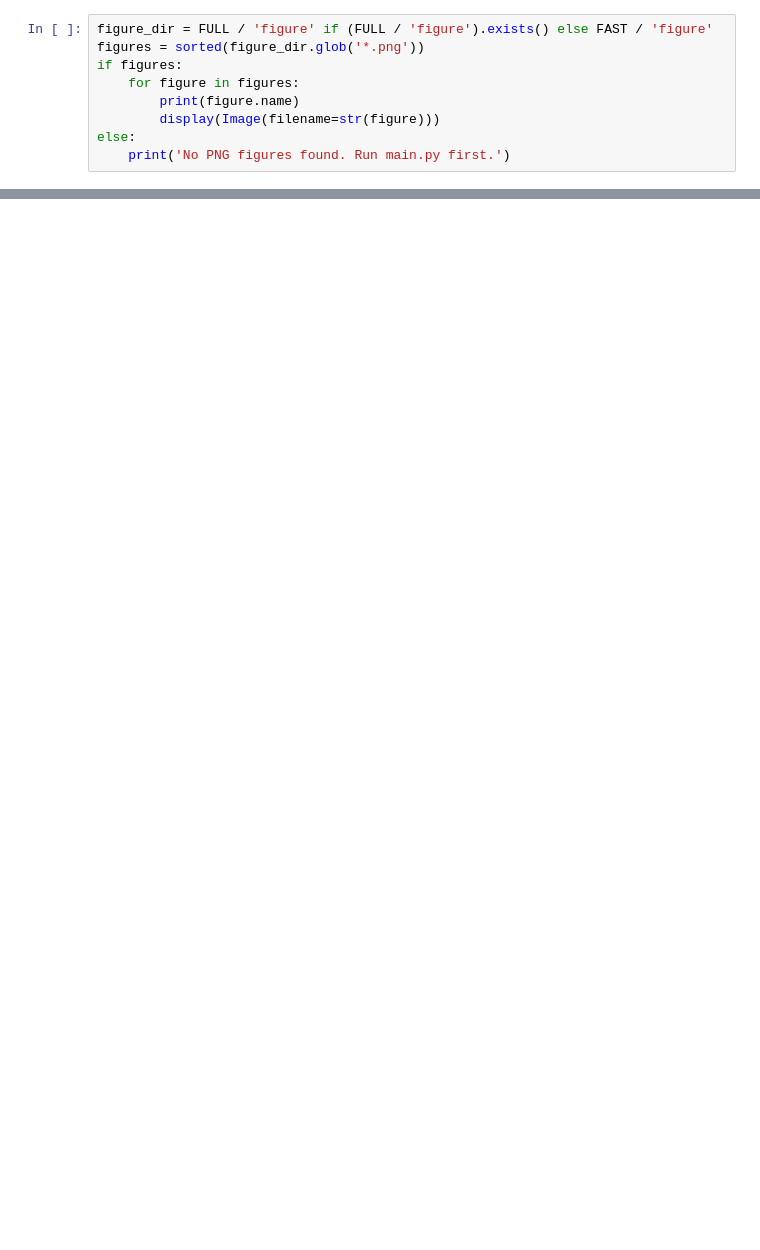
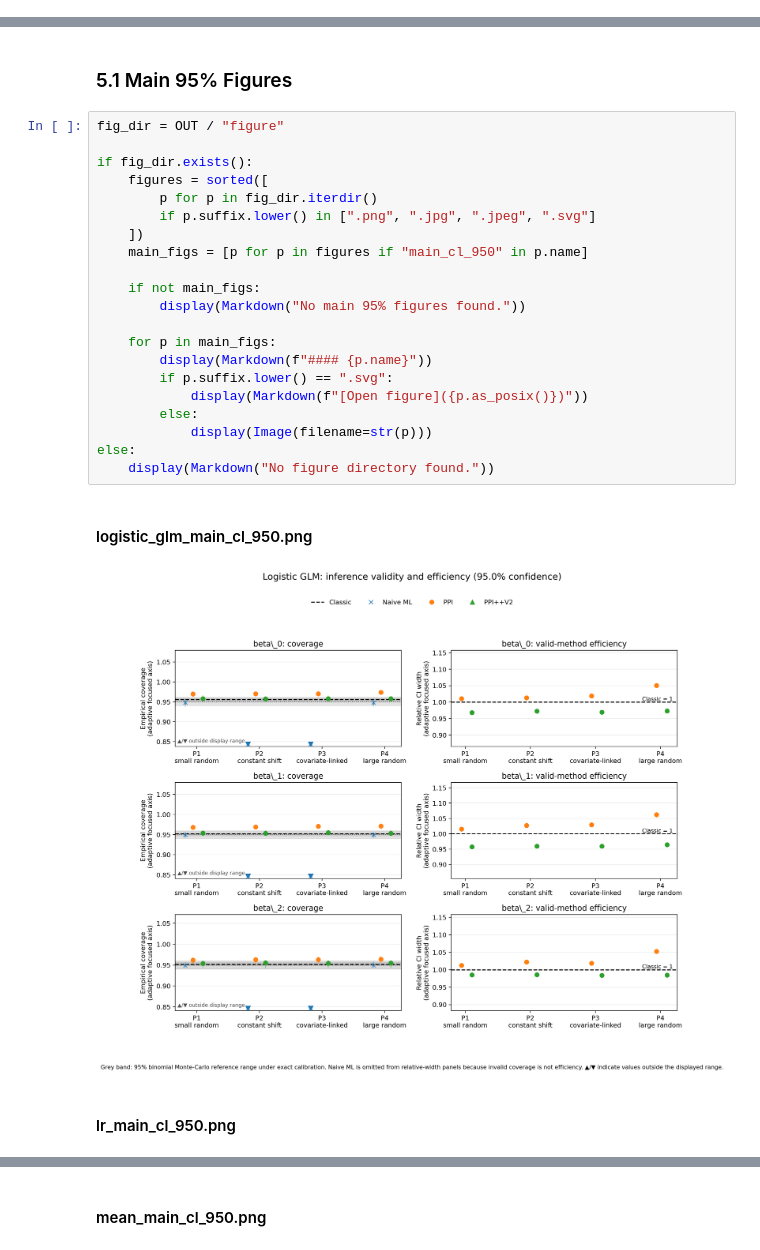
Before and after one commit to MaoNianSan/cityu, a Jupyter notebook: toyv2/ipy/result_audit.ipynb, the cells around one changed output, grey strips where cells are left out. Drawn from its saved outputs; the diff is of its cells as text; blank space fills up the shorter version.

```diff
--- a/toyv2/ipy/result_audit.ipynb
+++ b/toyv2/ipy/result_audit.ipynb
@@ -121,9 +243,0 @@ else:
-# %%
-figure_dir = FULL / 'figure' if (FULL / 'figure').exists() else FAST / 'figure'
-figures = sorted(figure_dir.glob('*.png'))
-if figures:
-    for figure in figures:
-        print(figure.name)
-        display(Image(filename=str(figure)))
-else:
-    print('No PNG figures found. Run main.py first.')
@@ -142,0 +244,27 @@ mean_main_cl_950.png
+# %% [markdown]
+### 5.1 Main 95% Figures
+# %%
+fig_dir = OUT / "figure"
+
+if fig_dir.exists():
+    figures = sorted([
+        p for p in fig_dir.iterdir()
+        if p.suffix.lower() in [".png", ".jpg", ".jpeg", ".svg"]
+    ])
+    main_figs = [p for p in figures if "main_cl_950" in p.name]
+
+    if not main_figs:
+        display(Markdown("No main 95% figures found."))
+
+    for p in main_figs:
+        display(Markdown(f"#### {p.name}"))
+        if p.suffix.lower() == ".svg":
+            display(Markdown(f"[Open figure]({p.as_posix()})"))
+        else:
+            display(Image(filename=str(p)))
+else:
+    display(Markdown("No figure directory found."))
+# %% [output]
+#### logistic_glm_main_cl_950.png
+[figure, added]
+#### lr_main_cl_950.png
@@ -142,0 +272 @@ mean_main_cl_950.png
+#### mean_main_cl_950.png
```
Also changed, not shown: parts of 26 cells of this notebook, 28 other files.
